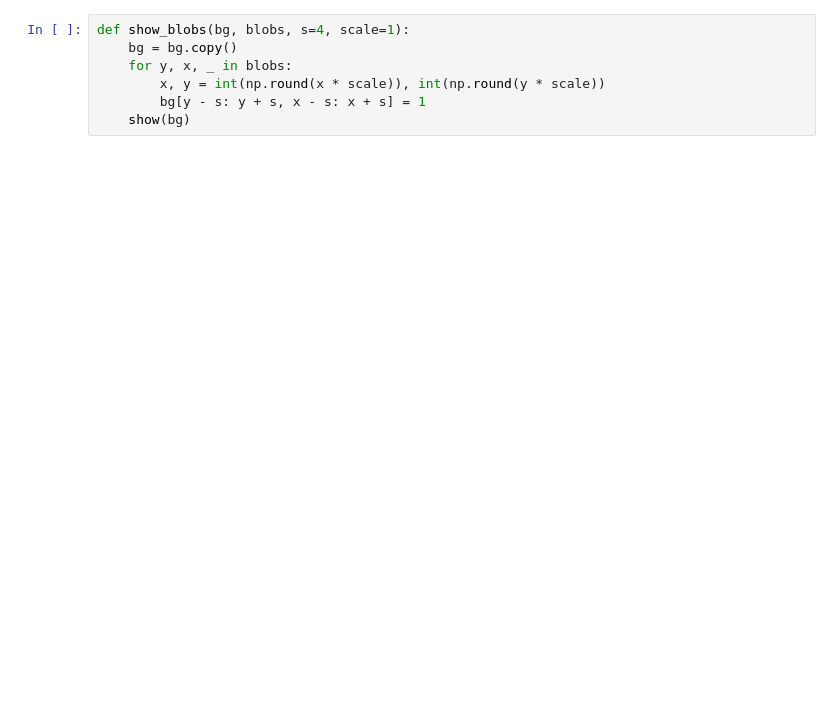
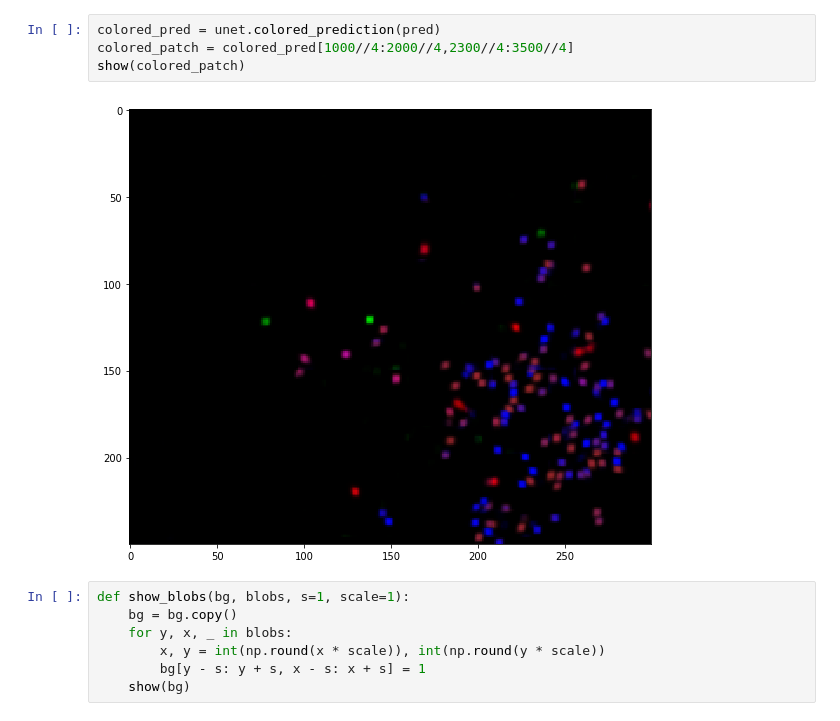
Before and after one commit to lopuhin/kaggle-lions-2017, a Jupyter notebook: notebooks/Find blobs.ipynb, the cells around one changed output. Drawn from its saved outputs; the diff is of its cells as text; blank space fills up the shorter version.

```diff
--- a/notebooks/Find blobs.ipynb
+++ b/notebooks/Find blobs.ipynb
@@ -56,5 +39,11 @@ show(np.clip(4 * downsample(colored_patch), 0, 1))
+# %%
+colored_pred = unet.colored_prediction(pred)
+colored_patch = colored_pred[1000//4:2000//4,2300//4:3500//4]
+show(colored_patch)
+# %% [output]
+[figure, added]
 # %%
-def show_blobs(bg, blobs, s=4, scale=1):
+def show_blobs(bg, blobs, s=1, scale=1):
     bg = bg.copy()
     for y, x, _ in blobs:
         x, y = int(np.round(x * scale)), int(np.round(y * scale))
```
Also changed, not shown: parts of 19 cells of this notebook, 6 other files.
